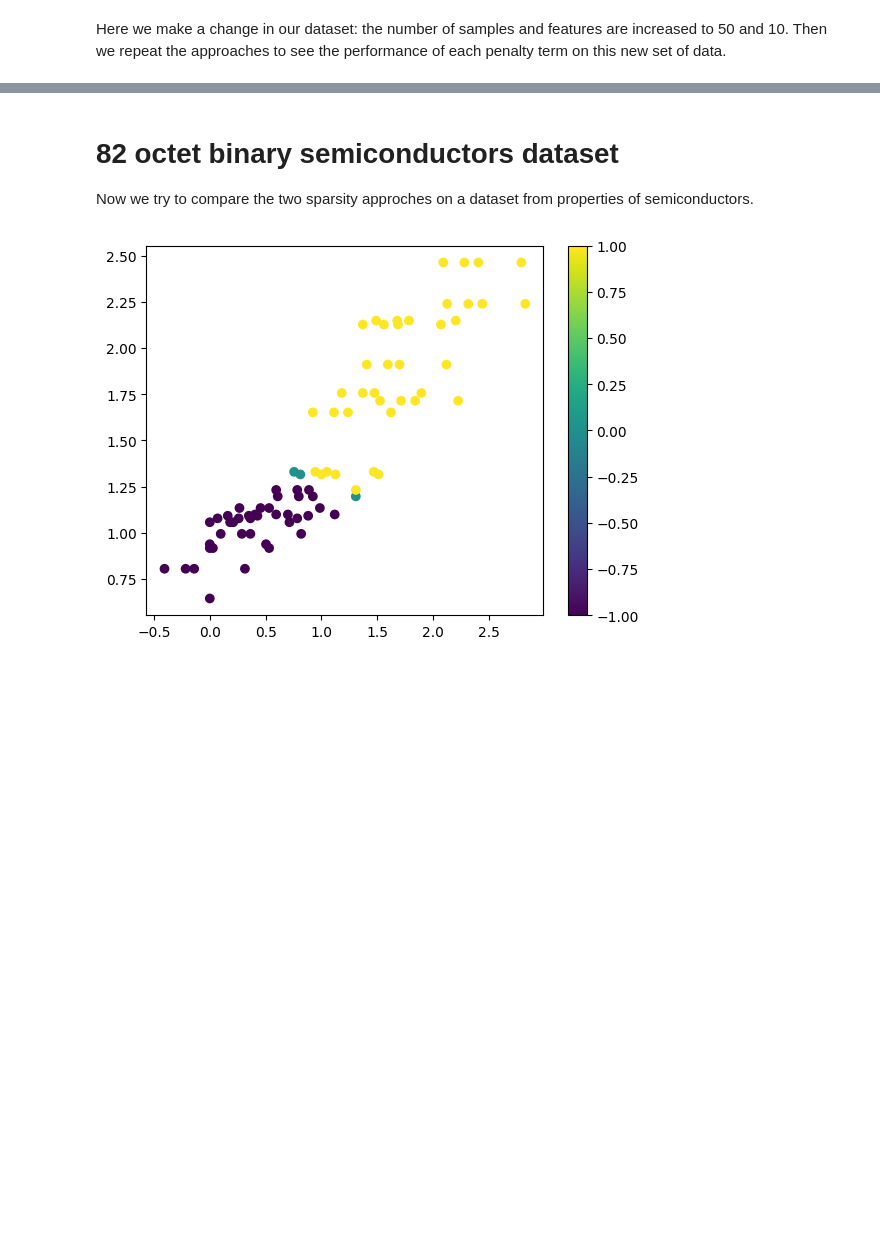
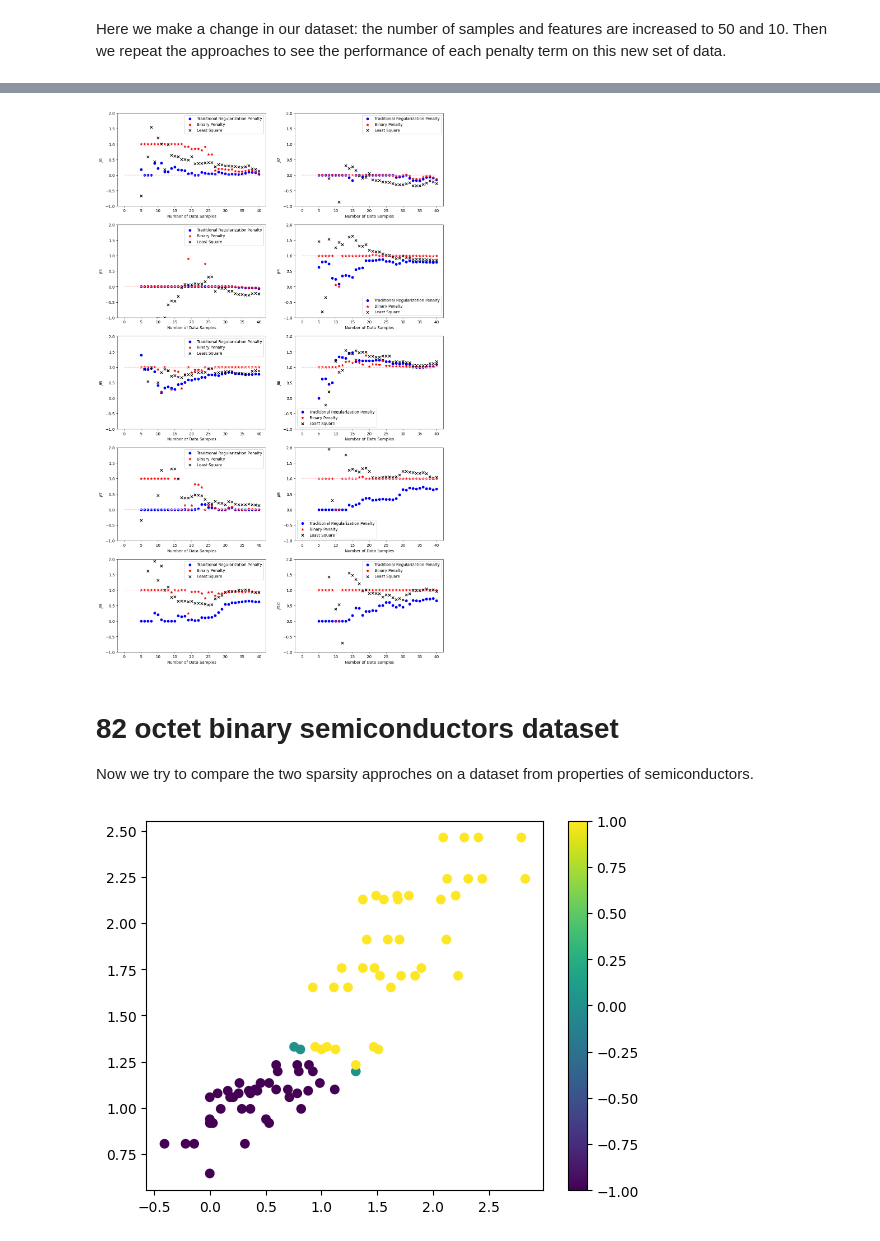
Before and after one commit to shahrzaddii/https---github.com-shahrzaddii-Sparsity, a Jupyter notebook: sparsity.ipynb, the cells around one changed output, grey strips where cells are left out. Drawn from its saved outputs; the diff is of its cells as text; code cells hidden in the pictures; blank space fills up the shorter version.

```diff
--- a/sparsity.ipynb
+++ b/sparsity.ipynb
@@ -411,3 +484,19 @@ axs.set_ylim([-0.1, 4])
+# %%
+_, axs = plt.subplots(5, 2, figsize=(15, 25))
+index = 0
+for row in range(5):
+    for col in range(2):
+        axs[row,col].hlines(beta[index],0,n,linestyles='--',colors='pink')
+        axs[row,col].scatter(sample_number, np.asarray(estimated_beta_traditional)[:,index], marker='o', color='blue', label='Traditional Regularization Penalty')
+        axs[row,col].scatter(sample_number, np.asarray(estimated_beta_piecewise)[:,index], marker='*', color='red', s=40, label='Binary Penalty')
+        axs[row,col].scatter(sample_number, np.asarray(LS)[:,index], marker='x', color='black', s=40, label='Least Square')
+        axs[row,col].set_xlabel('Number of Data Samples')
+        axs[row,col].set_ylabel('$\\beta$'+str(index+1))
+        axs[row,col].legend()
+        axs[row,col].set_ylim([-1, 2])
+        index += 1
+# %% [output]
+[figure, added]
 # %%
 import seaborn as sns
 import pandas as pd
```
Also changed, not shown: parts of 10 cells of this notebook.
